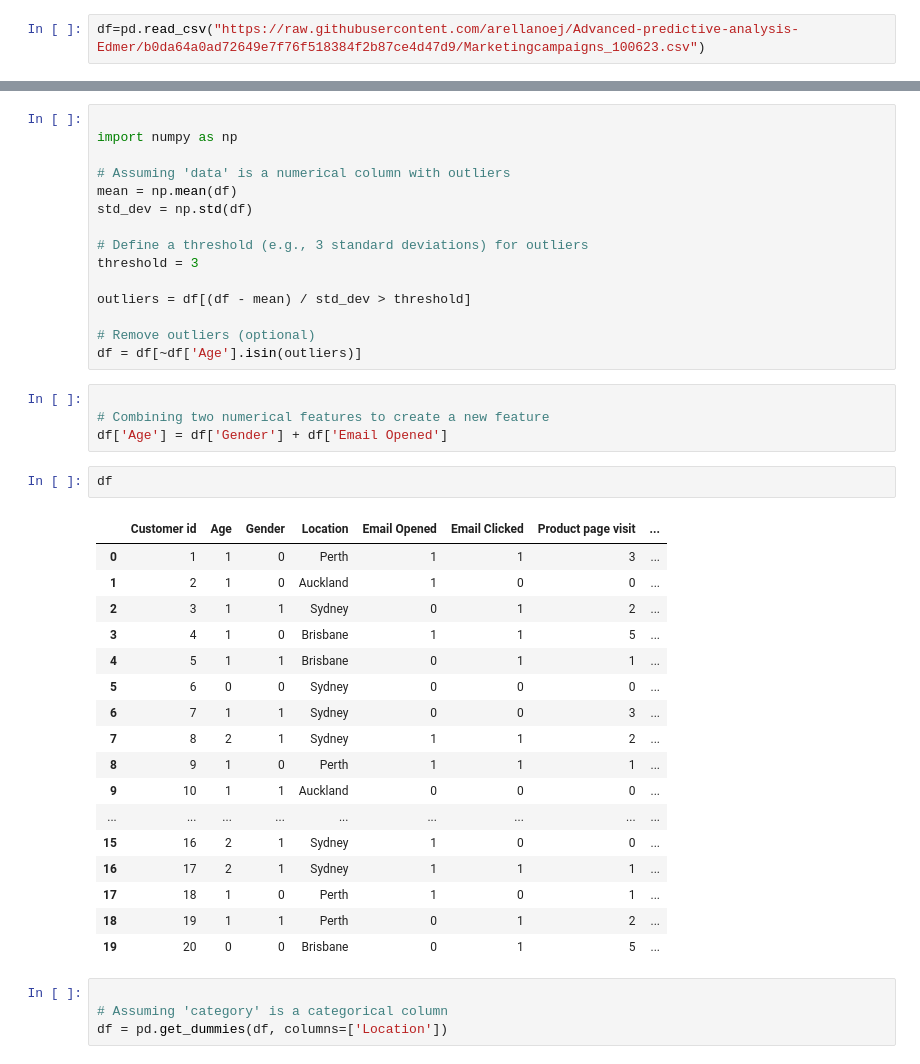
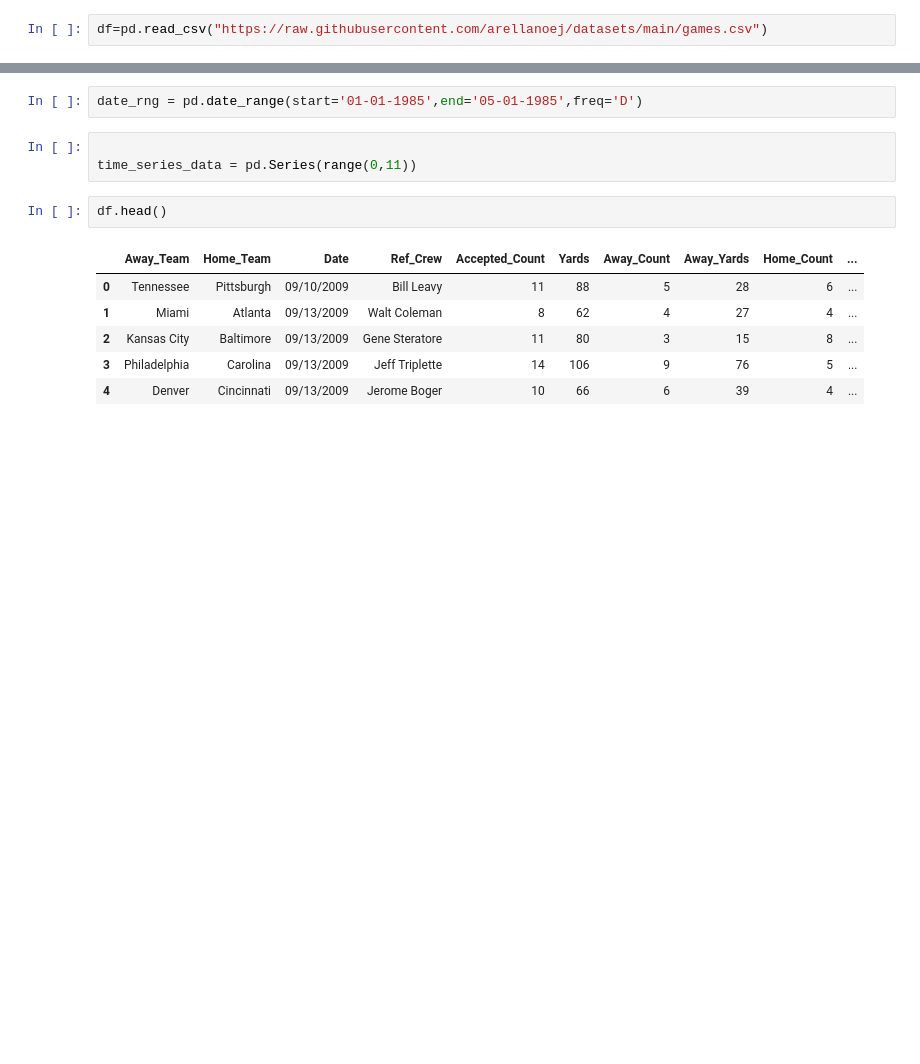
Before and after one commit to arellanoej/Advanced-predictive-analysis-Edmer, a Jupyter notebook: Untitled11.ipynb, the cells around one changed output, grey strips where cells are left out. Drawn from its saved outputs; the diff is of its cells as text; blank space fills up the shorter version.

```diff
--- a/Untitled11.ipynb
+++ b/Untitled11.ipynb
@@ -4,4 +5,4 @@
 import pandas as pd
 # %%
-df=pd.read_csv("https://raw.githubusercontent.com/arellanoej/Advanced-predictive-analysis-Edmer/b0da64a0ad72649e7f76f518384f2b87ce4d47d9/Marketingcampaigns_100623.csv")
+df=pd.read_csv("https://raw.githubusercontent.com/arellanoej/datasets/main/games.csv")
 # %%
@@ -34,43 +17,14 @@ msno.matrix(df,figsize=(12,6))
-# %%
-
-import numpy as np
-
-# Assuming 'data' is a numerical column with outliers
-mean = np.mean(df)
-std_dev = np.std(df)
-
-# Define a threshold (e.g., 3 standard deviations) for outliers
-threshold = 3
-
-outliers = df[(df - mean) / std_dev > threshold]
-
-# Remove outliers (optional)
-df = df[~df['Age'].isin(outliers)]
-# %%
-
-# Combining two numerical features to create a new feature
-df['Age'] = df['Gender'] + df['Email Opened']
+# %%
+date_rng = pd.date_range(start='01-01-1985',end='05-01-1985',freq='D')
+# %%
+
+time_series_data = pd.Series(range(0,11))
 # %%
-df
+df.head()
 # %% [output]
-|  | Customer id | Age | Gender | Location | Email Opened | Email Clicked | Product page visit | ... |
-| 0 | 1 | 1 | 0 | Perth | 1 | 1 | 3 | ... |
-| 1 | 2 | 1 | 0 | Auckland | 1 | 0 | 0 | ... |
-| 2 | 3 | 1 | 1 | Sydney | 0 | 1 | 2 | ... |
-| 3 | 4 | 1 | 0 | Brisbane | 1 | 1 | 5 | ... |
-| 4 | 5 | 1 | 1 | Brisbane | 0 | 1 | 1 | ... |
-| 5 | 6 | 0 | 0 | Sydney | 0 | 0 | 0 | ... |
-| 6 | 7 | 1 | 1 | Sydney | 0 | 0 | 3 | ... |
-| 7 | 8 | 2 | 1 | Sydney | 1 | 1 | 2 | ... |
-| 8 | 9 | 1 | 0 | Perth | 1 | 1 | 1 | ... |
-| 9 | 10 | 1 | 1 | Auckland | 0 | 0 | 0 | ... |
-| ... | ... | ... | ... | ... | ... | ... | ... | ... |
-| 15 | 16 | 2 | 1 | Sydney | 1 | 0 | 0 | ... |
-| 16 | 17 | 2 | 1 | Sydney | 1 | 1 | 1 | ... |
-| 17 | 18 | 1 | 0 | Perth | 1 | 0 | 1 | ... |
-| 18 | 19 | 1 | 1 | Perth | 0 | 1 | 2 | ... |
-| 19 | 20 | 0 | 0 | Brisbane | 0 | 1 | 5 | ... |
+|  | Away_Team | Home_Team | Date | Ref_Crew | Accepted_Count | Yards | Away_Count | Away_Yards | Home_Count | ... |
+| 0 | Tennessee | Pittsburgh | 09/10/2009 | Bill Leavy | 11 | 88 | 5 | 28 | 6 | ... |
+| 1 | Miami | Atlanta | 09/13/2009 | Walt Coleman | 8 | 62 | 4 | 27 | 4 | ... |
+| 2 | Kansas City | Baltimore | 09/13/2009 | Gene Steratore | 11 | 80 | 3 | 15 | 8 | ... |
+| 3 | Philadelphia | Carolina | 09/13/2009 | Jeff Triplette | 14 | 106 | 9 | 76 | 5 | ... |
+| 4 | Denver | Cincinnati | 09/13/2009 | Jerome Boger | 10 | 66 | 6 | 39 | 4 | ... |
-# %%
-
-# Assuming 'category' is a categorical column
-df = pd.get_dummies(df, columns=['Location'])
```
Also changed, not shown: parts of 11 cells of this notebook.
